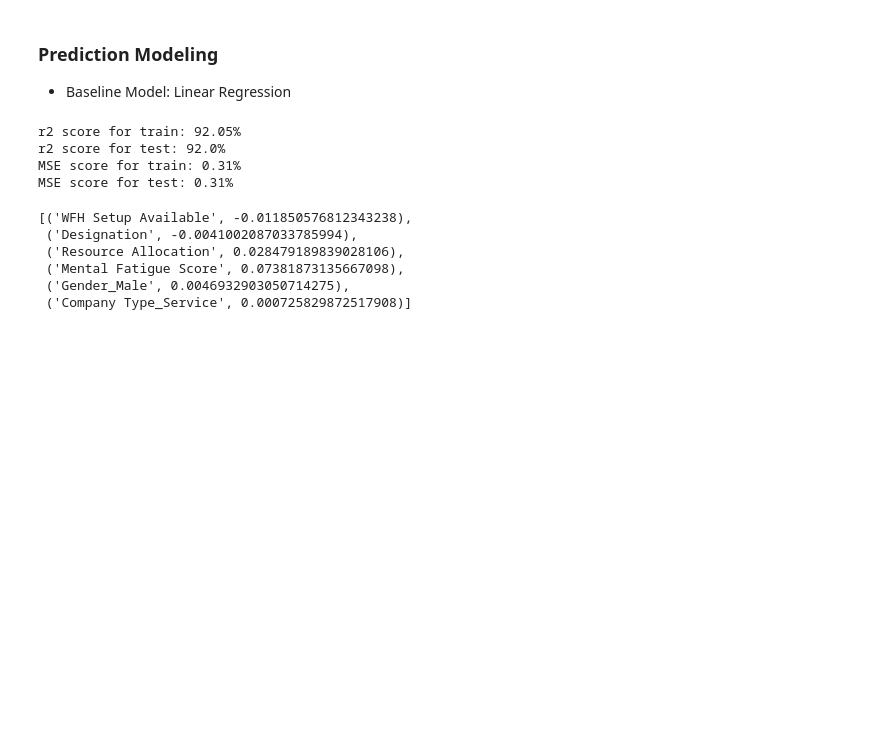
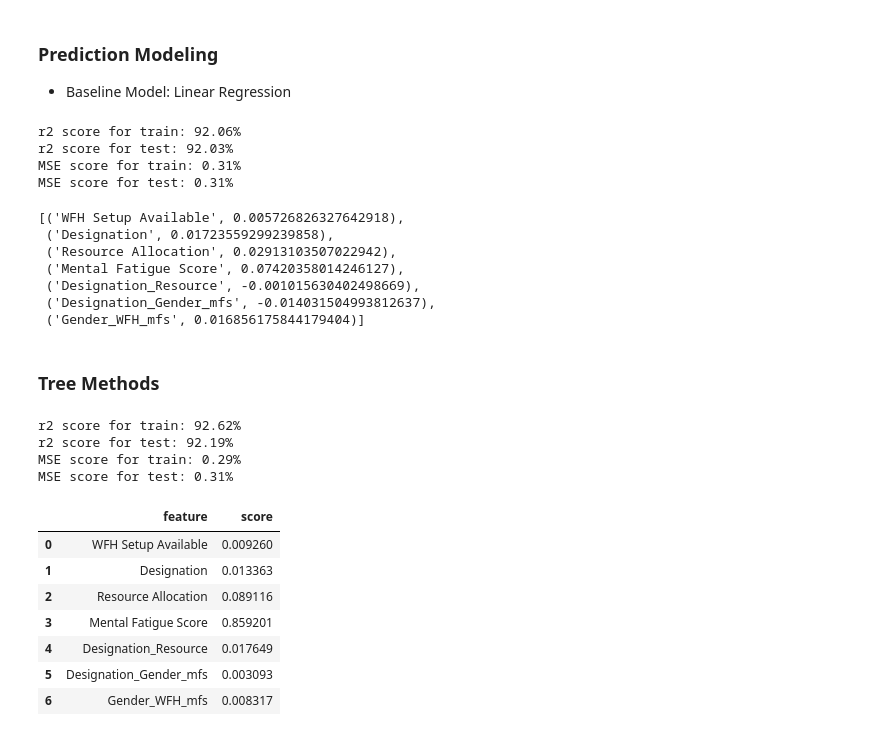
Before and after one commit to rpatel26/ECE229Group7, a Jupyter notebook: Employee Burnout Prediction.ipynb, the cells around one changed output. Drawn from its saved outputs; the diff is of its cells as text; code cells hidden in the pictures; blank space fills up the shorter version.

Commit message:
update some models and finish some feature engineering.

```diff
--- a/Employee Burnout Prediction.ipynb
+++ b/Employee Burnout Prediction.ipynb
@@ -152,0 +154,29 @@ train_encoded = data_encoder(train)
+# %%
+from sklearn.preprocessing import LabelEncoder
+
+train_encoded = train_encoded.drop_duplicates(keep='first')  # dropping duplicates
+df_train=train_encoded.copy()
+df_test=test_encoded.copy()
+df_train=df_train[df_train['Burn Rate'].isnull()==False]  # removing null values
+df_train=df_train[df_train['Mental Fatigue Score'].isnull()==False]
+df_train=df_train[df_train['Resource Allocation'].isnull()==False]
+
+# feature aggregation, must select features which have strong correalation with burn rate, but does not related to each other
+df_train['Designation_Resource']=df_train['Designation'].astype('str')+df_train['Resource Allocation'].astype('str')
+df_train['Designation_Gender_mfs']=df_train.groupby(['Designation','Gender_Male'])['Mental Fatigue Score'].transform('mean')
+df_train['Gender_WFH_mfs']=df_train.groupby(['Gender_Male','WFH Setup Available'])['Mental Fatigue Score'].transform('mean')
+df_test['Designation_Resource']=df_test['Designation'].astype('str')+df_test['Resource Allocation'].astype('str')
+df_test['Designation_Gender_mfs']=df_test.groupby(['Designation','Gender_Male'])['Mental Fatigue Score'].transform('mean')
+df_test['Gender_WFH_mfs']=df_test.groupby(['Gender_Male','WFH Setup Available'])['Mental Fatigue Score'].transform('mean')
+
+
+labelEncoder=LabelEncoder()
+df_train['Designation_Resource']=labelEncoder.fit_transform(df_train['Designation_Resource'])
+df_test['Designation_Resource']=labelEncoder.transform(df_test['Designation_Resource'])
+
+
+df_train=df_train.drop(['Gender_Male','Company Type_Service'],axis=1)
+df_test=df_test.drop(['Gender_Male','Company Type_Service'],axis=1)
+
+
+df_train.corr(method='pearson')['Burn Rate'].sort_values(ascending=False)
@@ -161,7 +201,7 @@ train_encoded.head()
 | 4 | fffe3300350037003500 | 2008-11-26 | 1 | 2.0 | 4.0 | ... |
 # %%
 cols = ['WFH Setup Available','Designation','Resource Allocation',
-        'Mental Fatigue Score','Burn Rate', 'Gender_Male','Company Type_Service']
+        'Mental Fatigue Score','Burn Rate', 'Designation_Resource','Designation_Gender_mfs', 'Gender_WFH_mfs']
 # %% [markdown]
 ### Prediction Modeling
 
@@ -177,24 +217,49 @@ def eval_model(xtrain, xtest, ytrain, ytest):
     print("MSE score for train: "+str(round(100*mse_train,2))+"%")
     print("MSE score for test: "+str(round(100*mse_test,2))+"%")
 # %%
-df =train_encoded[cols]
+df =df_train[cols]
 xtrain, xtest, ytrain, ytest = train_test_split(df.loc[:, df.columns != "Burn Rate"],
                                                 df.loc[:, df.columns == "Burn Rate"],
                                                 test_size=0.3, random_state=88)
 # %%
 lr = LinearRegression().fit(xtrain, ytrain)
-eval_model(xtrain, xtest, ytrain, ytest)
+eval_model(lr, xtrain, xtest, ytrain, ytest)
 # %% [output]
-r2 score for train: 92.05%
-r2 score for test: 92.0%
+r2 score for train: 92.06%
+r2 score for test: 92.03%
 MSE score for train: 0.31%
 MSE score for test: 0.31%
 # %%
 [*zip(xtrain.columns, lr.coef_[0])]
 # %% [output]
-[('WFH Setup Available', -0.011850576812343238),
- ('Designation', -0.0041002087033785994),
- ('Resource Allocation', 0.028479189839028106),
- ('Mental Fatigue Score', 0.07381873135667098),
- ('Gender_Male', 0.0046932903050714275),
- ('Company Type_Service', 0.000725829872517908)]
+[('WFH Setup Available', 0.005726826327642918),
+ ('Designation', 0.01723559299239858),
+ ('Resource Allocation', 0.02913103507022942),
+ ('Mental Fatigue Score', 0.07420358014246127),
+ ('Designation_Resource', -0.001015630402498669),
+ ('Designation_Gender_mfs', -0.014031504993812637),
+ ('Gender_WFH_mfs', 0.016856175844179404)]
+# %% [markdown]
+### Tree Methods
+# %%
+# XGBoost
+from xgboost import XGBRegressor
+model_xgb=XGBRegressor(max_depth=5,min_child_weight=4)
+model_xgb.fit(xtrain,ytrain)
+eval_model(model_xgb, xtrain, xtest, ytrain, ytest)
+# %% [output]
+r2 score for train: 92.62%
+r2 score for test: 92.19%
+MSE score for train: 0.29%
+MSE score for test: 0.31%
+# %%
+pd.DataFrame({"feature":list(xtrain.columns),"score":model_xgb.feature_importances_})
+# %% [output]
+|  | feature | score |
+| 0 | WFH Setup Available | 0.009260 |
+| 1 | Designation | 0.013363 |
+| 2 | Resource Allocation | 0.089116 |
+| 3 | Mental Fatigue Score | 0.859201 |
+| 4 | Designation_Resource | 0.017649 |
+| 5 | Designation_Gender_mfs | 0.003093 |
+| 6 | Gender_WFH_mfs | 0.008317 |
```
Also changed, not shown: parts of 9 cells of this notebook, 1 other file.
